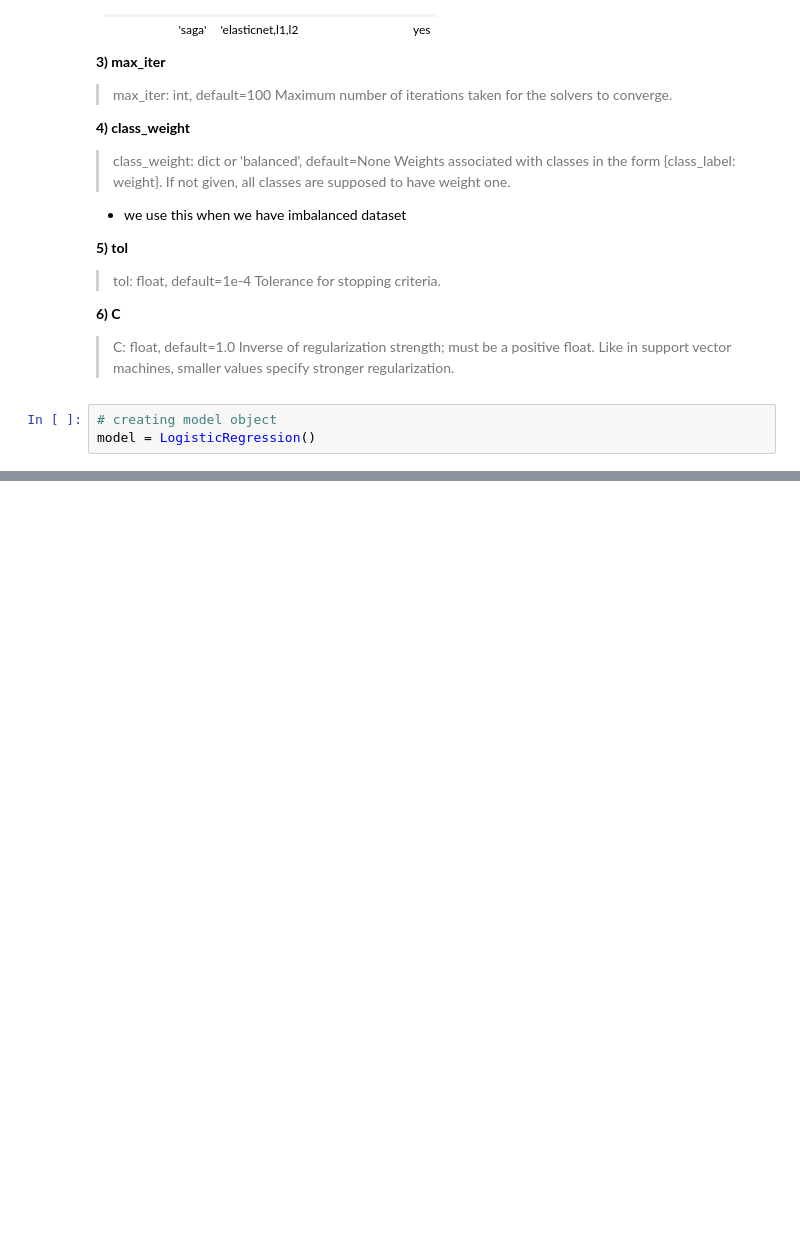
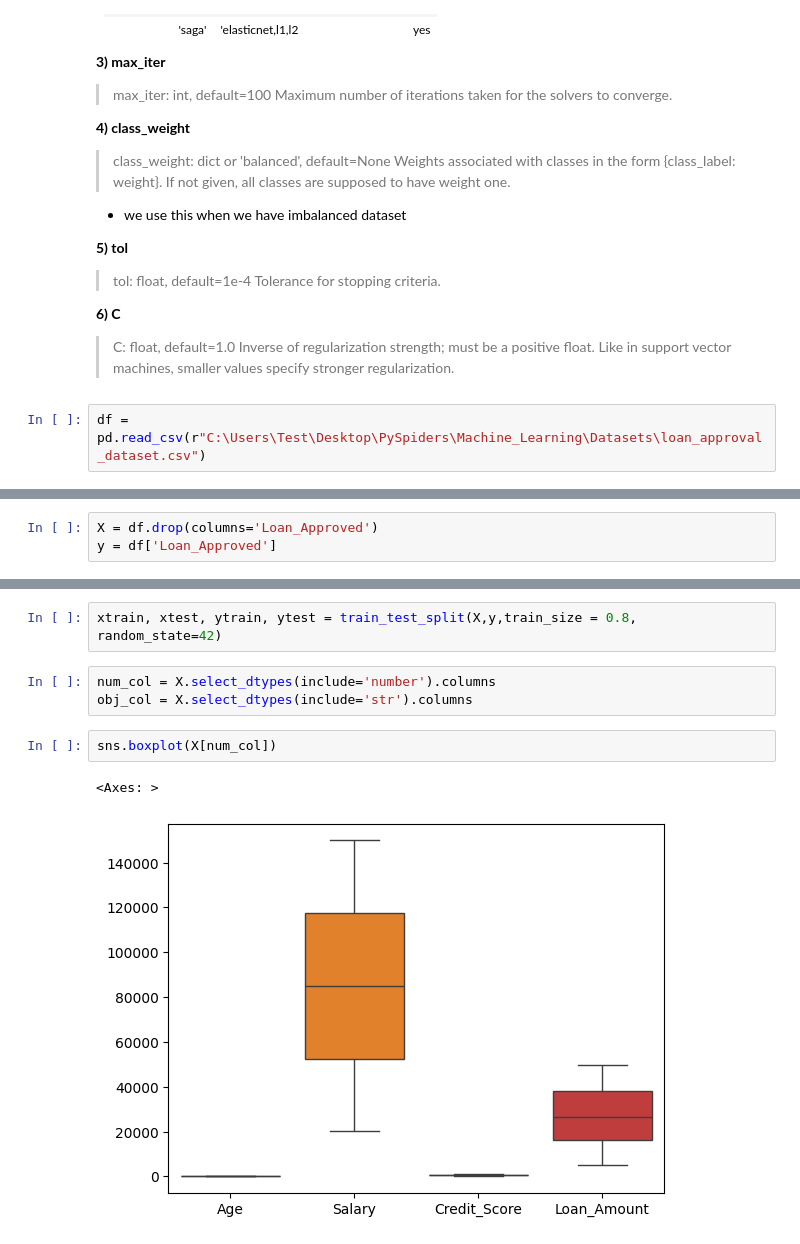
Before and after one commit to Vidyashree-LS/machine-learning-practice, a Jupyter notebook: Logistic_Regression/Logistic_Regression1.ipynb, the cells around one changed output, grey strips where cells are left out. Cells and saved outputs as stored; diff of their text form; blank space fills up the shorter version.

```diff
--- a/Logistic_Regression/Logistic_Regression1.ipynb
+++ b/Logistic_Regression/Logistic_Regression1.ipynb
@@ -35,5 +40,4 @@ from sklearn.linear_model import LogisticRegression
 **6) C**
 >C: float, default=1.0 Inverse of regularization strength; must be a positive float. Like in support vector machines, smaller values specify stronger regularization.
 # %%
-# creating model object
-model = LogisticRegression()
+df = pd.read_csv(r"C:\Users\Test\Desktop\PySpiders\Machine_Learning\Datasets\loan_approval_dataset.csv")
@@ -39,0 +72,3 @@ model = LogisticRegression()
+# %%
+X = df.drop(columns='Loan_Approved')
+y = df['Loan_Approved']
@@ -39,0 +83,10 @@ model = LogisticRegression()
+# %%
+xtrain, xtest, ytrain, ytest = train_test_split(X,y,train_size = 0.8, random_state=42)
+# %%
+num_col = X.select_dtypes(include='number').columns
+obj_col = X.select_dtypes(include='str').columns
+# %%
+sns.boxplot(X[num_col])
+# %% [output]
+<Axes: >
+[figure, added]
```
Also changed, not shown: parts of 12 cells of this notebook, 1 other file.
